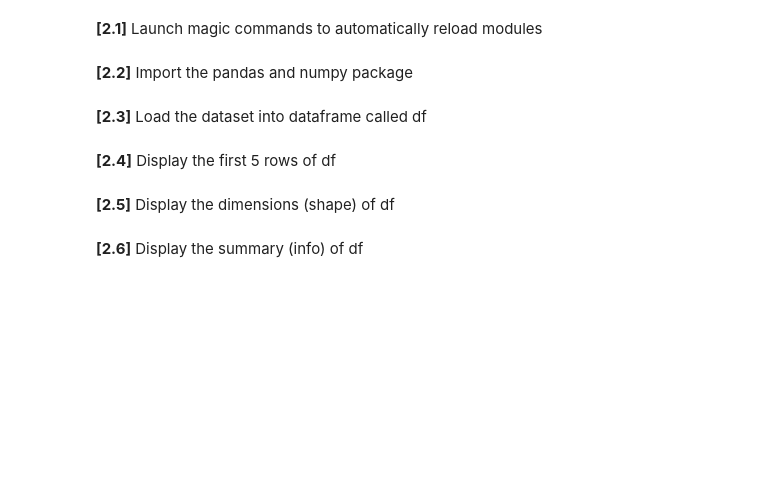
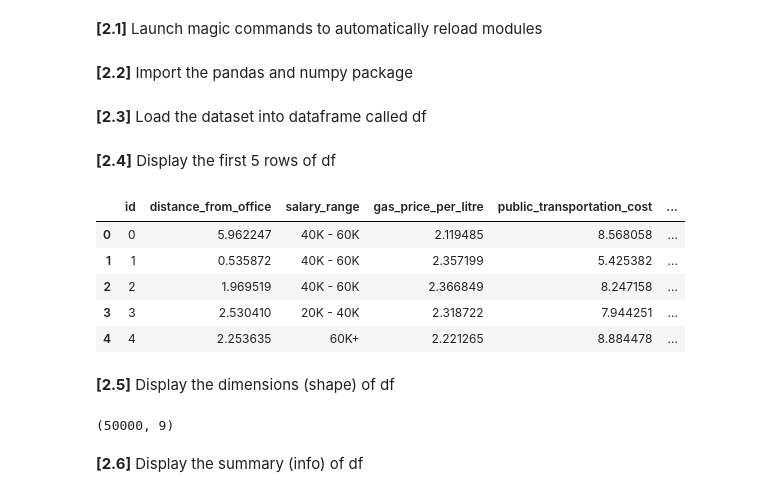
Before and after one commit to ManuSasikanthOruvilakode1/adv_mla_lab_1, a Jupyter notebook: notebooks/1_baseline.ipynb, the cells around one changed output. Saved outputs shown, nothing was run; the diff lists cells and outputs as text; code cells hidden in the pictures; blank space fills up the shorter version.

```diff
--- a/notebooks/1_baseline.ipynb
+++ b/notebooks/1_baseline.ipynb
@@ -47,2 +46,11 @@ The steps are:
+# %%
+df.head()
+# %% [output]
+|  | id | distance_from_office | salary_range | gas_price_per_litre | public_transportation_cost | ... |
+| 0 | 0 | 5.962247 | 40K - 60K | 2.119485 | 8.568058 | ... |
+| 1 | 1 | 0.535872 | 40K - 60K | 2.357199 | 5.425382 | ... |
+| 2 | 2 | 1.969519 | 40K - 60K | 2.366849 | 8.247158 | ... |
+| 3 | 3 | 2.530410 | 20K - 40K | 2.318722 | 7.944251 | ... |
+| 4 | 4 | 2.253635 | 60K+ | 2.221265 | 8.884478 | ... |
 # %% [markdown]
 **[2.5]** Display the dimensions (shape) of df
@@ -51,2 +57,6 @@ The steps are:
+# %%
+df.shape
+# %% [output]
+(50000, 9)
 # %% [markdown]
 **[2.6]** Display the summary (info) of df
```
Also changed, not shown: parts of 44 cells of this notebook.
